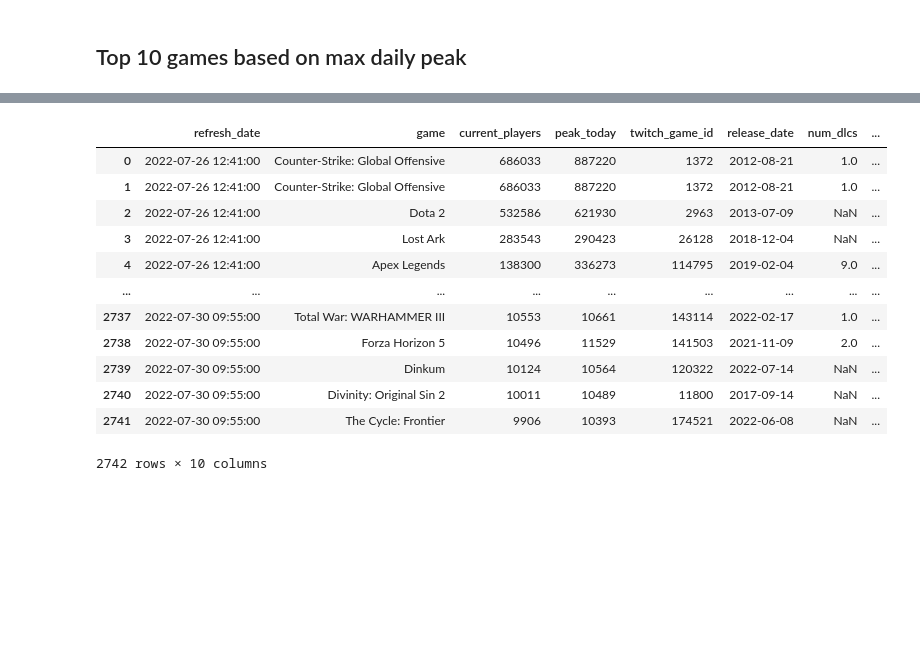
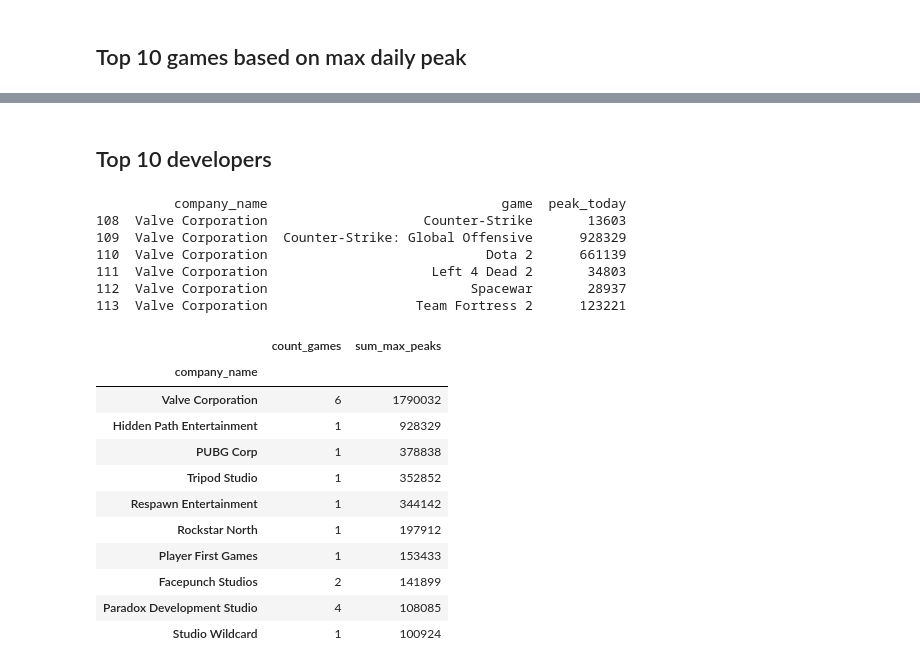
Before and after one commit to pmaciejj/steam_stats, a Jupyter notebook: notebook/steam_stats.ipynb, the cells around one changed output, grey strips where cells are left out. Drawn from its saved outputs; the diff is of its cells as text; code cells hidden in the pictures; blank space fills up the shorter version.

```diff
--- a/notebook/steam_stats.ipynb
+++ b/notebook/steam_stats.ipynb
@@ -142,22 +151,35 @@ Name: peak_today, dtype: float64
+# %% [markdown]
+## Top 10 developers
 # %%
 steam_stats[steam_stats.twitch_game_id.notna()]
 #developers.info()
 
 df = pd.merge(steam_stats[steam_stats.twitch_game_id.notna()],developers,how = "left", left_on="twitch_game_id", right_on="twitch_id")
-df.groupby("company_name").agg(
-    num_of
+df_devs = df.groupby(["company_name","game"],as_index = False)["peak_today"].max()
+df_devs_agg = df_devs.groupby("company_name").agg(
+    count_games = ("game","count"),
+    sum_max_peaks = ("peak_today","sum")
 )
+
+print(df_devs[df_devs.company_name == df_devs_agg.sort_values("sum_max_peaks",ascending=False).head(1).index.values[0]])
+df_devs_agg.sort_values("sum_max_peaks",ascending=False).head(10)
 # %% [output]
+          company_name                              game  peak_today
+108  Valve Corporation                    Counter-Strike       13603
+109  Valve Corporation  Counter-Strike: Global Offensive      928329
+110  Valve Corporation                            Dota 2      661139
+111  Valve Corporation                     Left 4 Dead 2       34803
+112  Valve Corporation                          Spacewar       28937
+113  Valve Corporation                   Team Fortress 2      123221
-|  | refresh_date | game | current_players | peak_today | twitch_game_id | release_date | num_dlcs | ... |
-| 0 | 2022-07-26 12:41:00 | Counter-Strike: Global Offensive | 686033 | 887220 | 1372 | 2012-08-21 | 1.0 | ... |
-| 1 | 2022-07-26 12:41:00 | Counter-Strike: Global Offensive | 686033 | 887220 | 1372 | 2012-08-21 | 1.0 | ... |
-| 2 | 2022-07-26 12:41:00 | Dota 2 | 532586 | 621930 | 2963 | 2013-07-09 | NaN | ... |
-| 3 | 2022-07-26 12:41:00 | Lost Ark | 283543 | 290423 | 26128 | 2018-12-04 | NaN | ... |
-| 4 | 2022-07-26 12:41:00 | Apex Legends | 138300 | 336273 | 114795 | 2019-02-04 | 9.0 | ... |
-| ... | ... | ... | ... | ... | ... | ... | ... | ... |
-| 2737 | 2022-07-30 09:55:00 | Total War: WARHAMMER III | 10553 | 10661 | 143114 | 2022-02-17 | 1.0 | ... |
-| 2738 | 2022-07-30 09:55:00 | Forza Horizon 5 | 10496 | 11529 | 141503 | 2021-11-09 | 2.0 | ... |
-| 2739 | 2022-07-30 09:55:00 | Dinkum | 10124 | 10564 | 120322 | 2022-07-14 | NaN | ... |
-| 2740 | 2022-07-30 09:55:00 | Divinity: Original Sin 2 | 10011 | 10489 | 11800 | 2017-09-14 | NaN | ... |
-| 2741 | 2022-07-30 09:55:00 | The Cycle: Frontier | 9906 | 10393 | 174521 | 2022-06-08 | NaN | ... |
+|  | count_games | sum_max_peaks |
+| company_name |  |  |
+| Valve Corporation | 6 | 1790032 |
+| Hidden Path Entertainment | 1 | 928329 |
+| PUBG Corp | 1 | 378838 |
+| Tripod Studio | 1 | 352852 |
+| Respawn Entertainment | 1 | 344142 |
+| Rockstar North | 1 | 197912 |
+| Player First Games | 1 | 153433 |
+| Facepunch Studios | 2 | 141899 |
+| Paradox Development Studio | 4 | 108085 |
+| Studio Wildcard | 1 | 100924 |
-2742 rows × 10 columns
```
Also changed, not shown: parts of 13 cells of this notebook, 2 other files.
